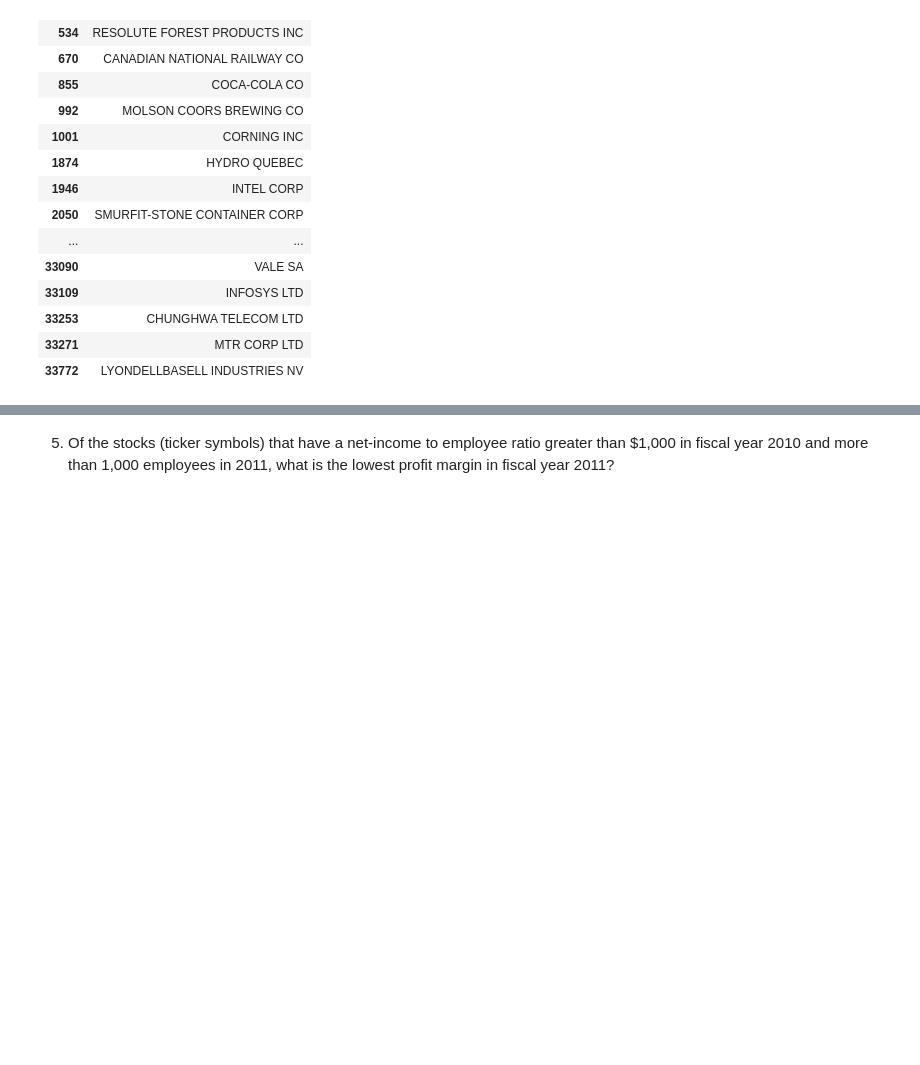
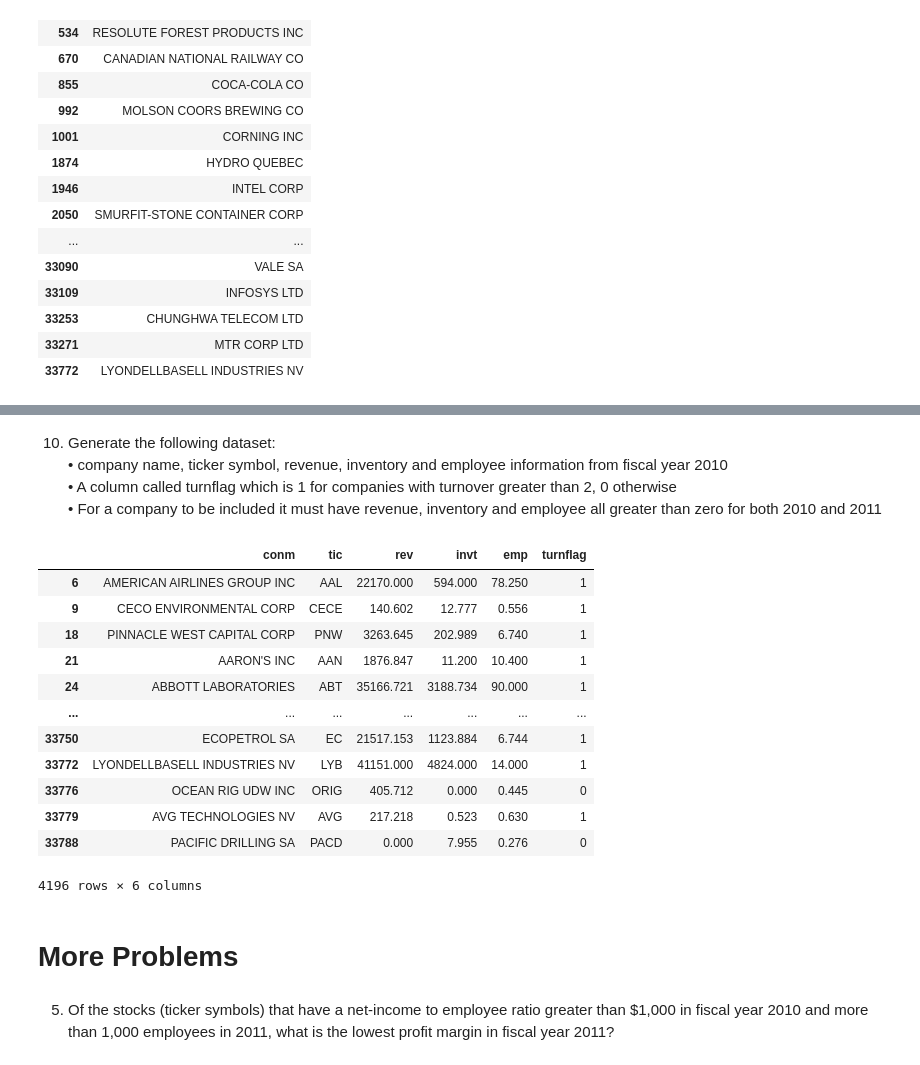
Before and after one commit to anitarestrepo16/databases_class_pandas, a Jupyter notebook: HW3/HW3.ipynb, the cells around one changed output, grey strips where cells are left out. Cells and saved outputs as stored; diff of their text form; code cells hidden in the pictures; blank space fills up the shorter version.

```diff
--- a/HW3/HW3.ipynb
+++ b/HW3/HW3.ipynb
@@ -193,3 +281,42 @@ temp.loc[:, ['conm', 'fyear', 'HFlag']]
+# %% [markdown]
+10. Generate the following dataset:
+• company name, ticker symbol, revenue, inventory and employee information from fiscal year 2010
+• A column called turnflag which is 1 for companies with turnover greater than 2, 0 otherwise
+• For a company to be included it must have revenue, inventory and employee all greater than
+zero for both 2010 and 2011
+# %%
+conm_2011 = dffnd.loc[((dffnd.loc[:, 'fyear'] == 2011) &
+                         (dffnd.loc[:, 'rev'] > 0) &
+                         (dffnd.loc[:, 'emp'] > 0) &
+                         (dffnd.loc[:, 'invt'] > 0)),
+                         'conm'
+                        ]
+temp = dffnd.copy().loc[(dffnd.loc[:, 'fyear'] == 2010) & (dffnd.loc[:, 'conm'].isin(conm_2011)),
+                        ['conm', 'tic', 'rev', 'invt', 'emp']]
+temp.loc[:, ['turnflag']] = 0
+temp.loc[(~(temp.loc[:, 'rev'].isna())) &
+          (~(temp.loc[:, 'invt'].isna())) &
+          (temp.loc[:, 'invt'] > 0) &
+          (temp.loc[:, 'emp'] > 0) &
+          (temp.loc[:, 'rev'] > 0) &
+          ((temp.loc[:, 'rev']/temp.loc[:, 'invt']) > 2), ['turnflag']] = 1
+temp
+# %% [output]
+|  | conm | tic | rev | invt | emp | turnflag |
+| 6 | AMERICAN AIRLINES GROUP INC | AAL | 22170.000 | 594.000 | 78.250 | 1 |
+| 9 | CECO ENVIRONMENTAL CORP | CECE | 140.602 | 12.777 | 0.556 | 1 |
+| 18 | PINNACLE WEST CAPITAL CORP | PNW | 3263.645 | 202.989 | 6.740 | 1 |
+| 21 | AARON'S INC | AAN | 1876.847 | 11.200 | 10.400 | 1 |
+| 24 | ABBOTT LABORATORIES | ABT | 35166.721 | 3188.734 | 90.000 | 1 |
+| ... | ... | ... | ... | ... | ... | ... |
+| 33750 | ECOPETROL SA | EC | 21517.153 | 1123.884 | 6.744 | 1 |
+| 33772 | LYONDELLBASELL INDUSTRIES NV | LYB | 41151.000 | 4824.000 | 14.000 | 1 |
+| 33776 | OCEAN RIG UDW INC | ORIG | 405.712 | 0.000 | 0.445 | 0 |
+| 33779 | AVG TECHNOLOGIES NV | AVG | 217.218 | 0.523 | 0.630 | 1 |
+| 33788 | PACIFIC DRILLING SA | PACD | 0.000 | 7.955 | 0.276 | 0 |
+4196 rows × 6 columns
+# %% [markdown]
+# More Problems
 # %% [markdown]
 5. Of the stocks (ticker symbols) that have a net-income to employee ratio greater than $1,000 in fiscal year 2010 and more than 1,000 employees in 2011, what is the lowest profit margin in fiscal year 2011?
 # %%
```
Also changed, not shown: parts of 10 cells of this notebook.
